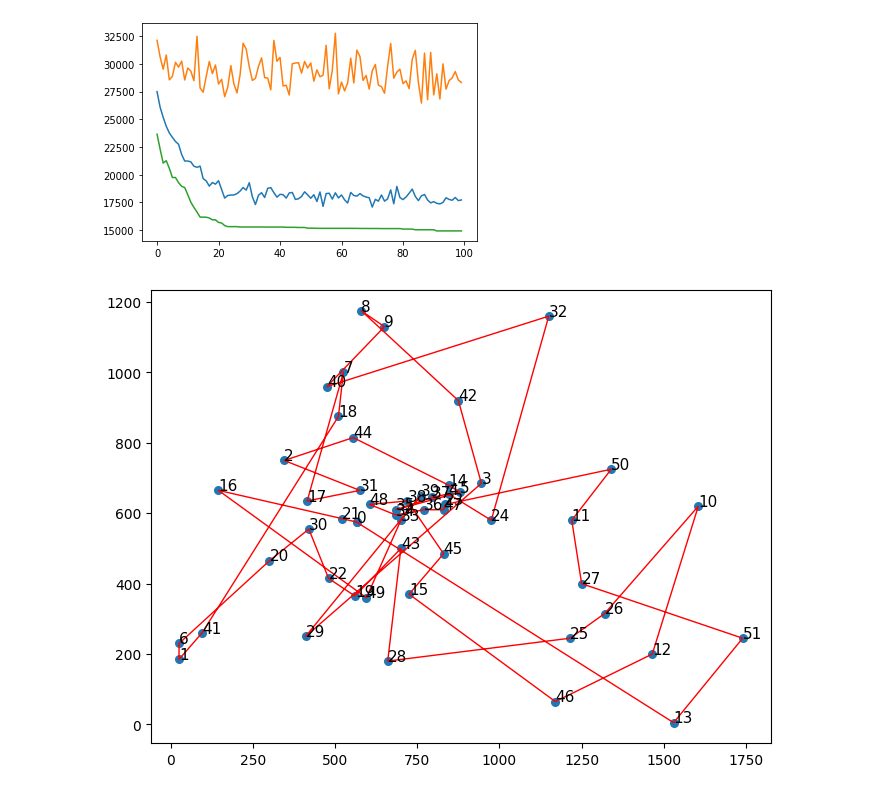
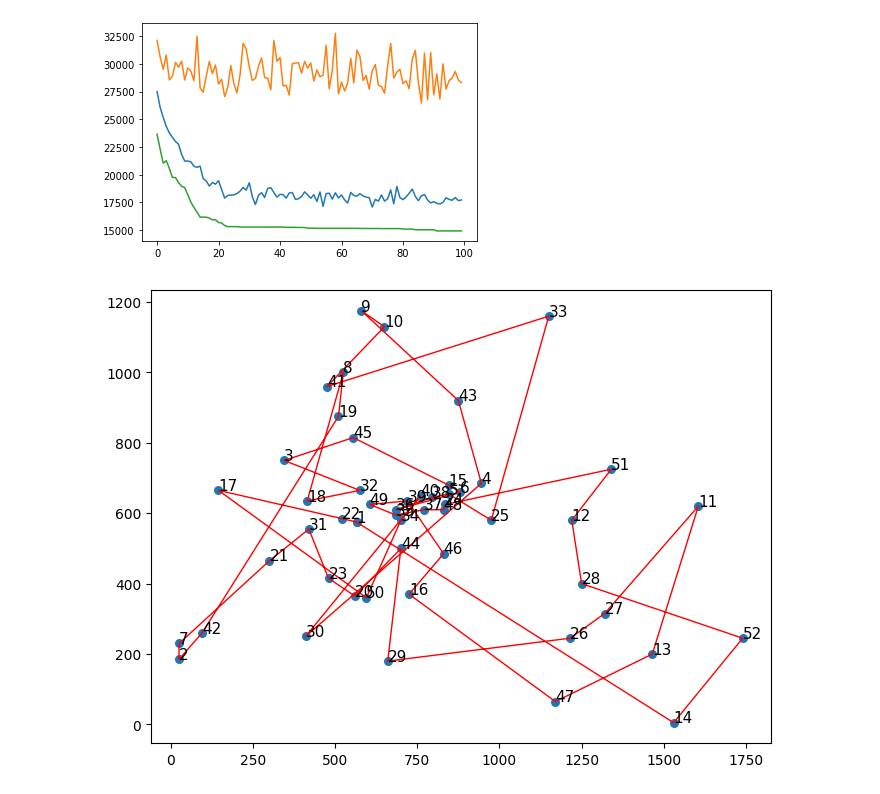
Before and after one commit to Shrek4/labs_2022, a Jupyter notebook: ген алгоритмы/1.ipynb, the cells around one changed output. Saved outputs shown, nothing was run; the diff lists cells and outputs as text; code cells hidden in the pictures.

```diff
--- a/ген алгоритмы/1.ipynb
+++ b/ген алгоритмы/1.ipynb
@@ -391,15 +391,15 @@ draw_progress(average_results, max_results, min_results, pokoleniya)
 # %%
 def draw_best_graph(best_shromo):
     plt.figure(figsize=(8, 6), dpi=100)
     x = [data[i-1][0] for i in best_shromo]
     x.append(x[0])
     y = [data[i-1][1] for i in best_shromo]
     y.append(y[0])
     plt.plot(x, y, linewidth=1, color='r')
     plt.scatter(x, y, s=30)
     for i in best_shromo:
-        plt.annotate(i-1, data[i-1], size=11)
+        plt.annotate(i, data[i-1], size=11)
     plt.show()
 draw_best_graph(best)
 # %% [output]
-[figure, old version]
+[figure, new version]
```
